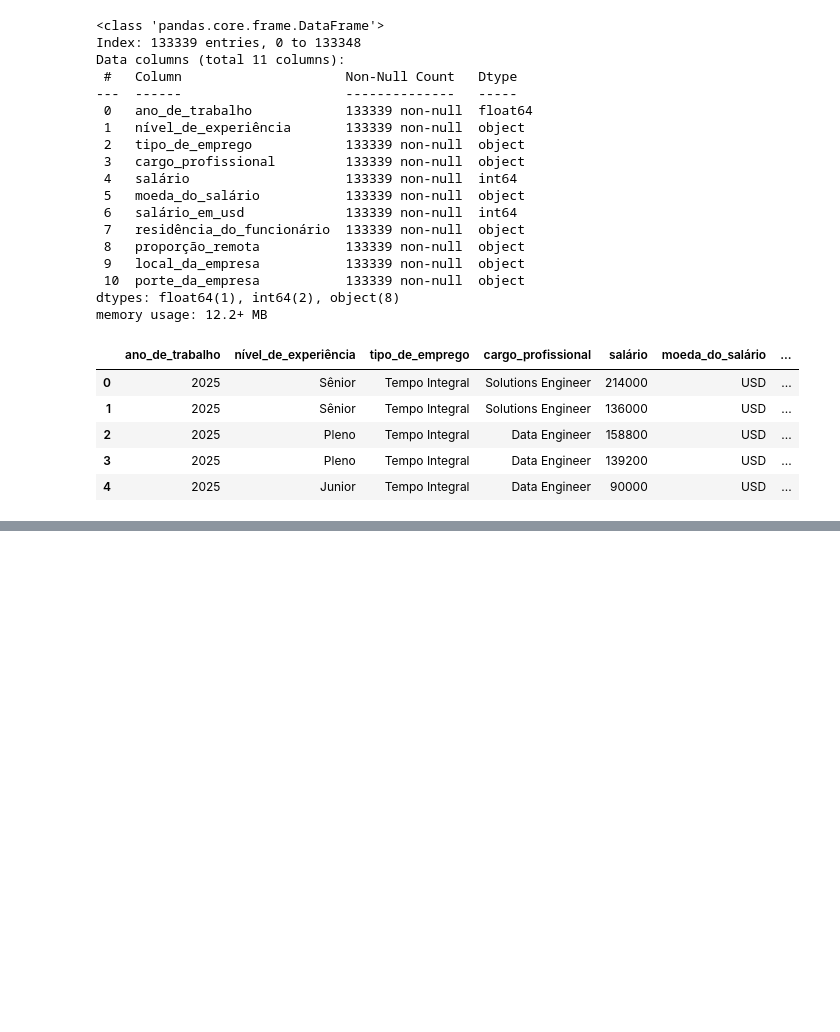
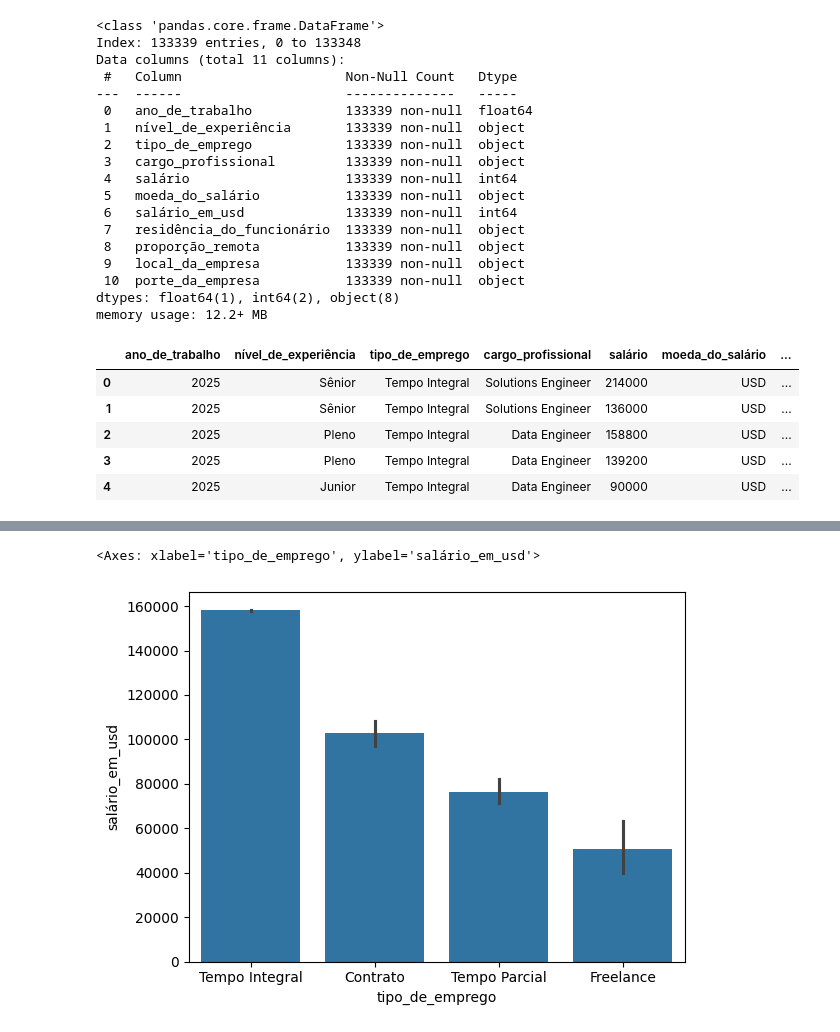
Before and after one commit to ThiagoVenturim/studying_python_data, a Jupyter notebook: Alura/AluraAula1.ipynb, the cells around one changed output, grey strips where cells are left out. Saved outputs shown, nothing was run; the diff lists cells and outputs as text; code cells hidden in the pictures; blank space fills up the shorter version.

```diff
--- a/Alura/AluraAula1.ipynb
+++ b/Alura/AluraAula1.ipynb
@@ -351,0 +361,5 @@ df_limpo.head(5)
+# %%
+sns.barplot(x="tipo_de_emprego", y="salário_em_usd", data=df_limpo)
+# %% [output]
+<Axes: xlabel='tipo_de_emprego', ylabel='salário_em_usd'>
+[figure, added]
```
Also changed, not shown: parts of 6 cells of this notebook.
